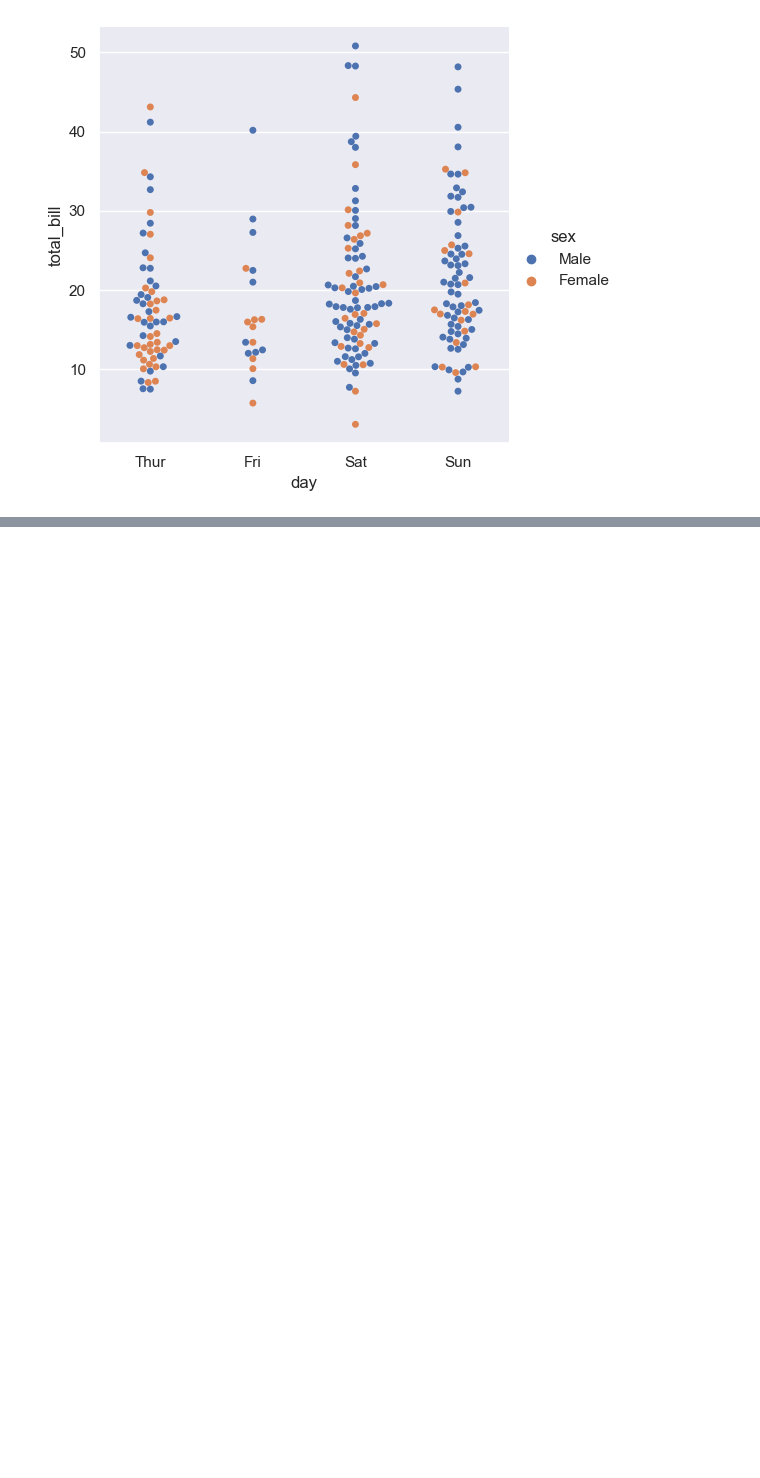
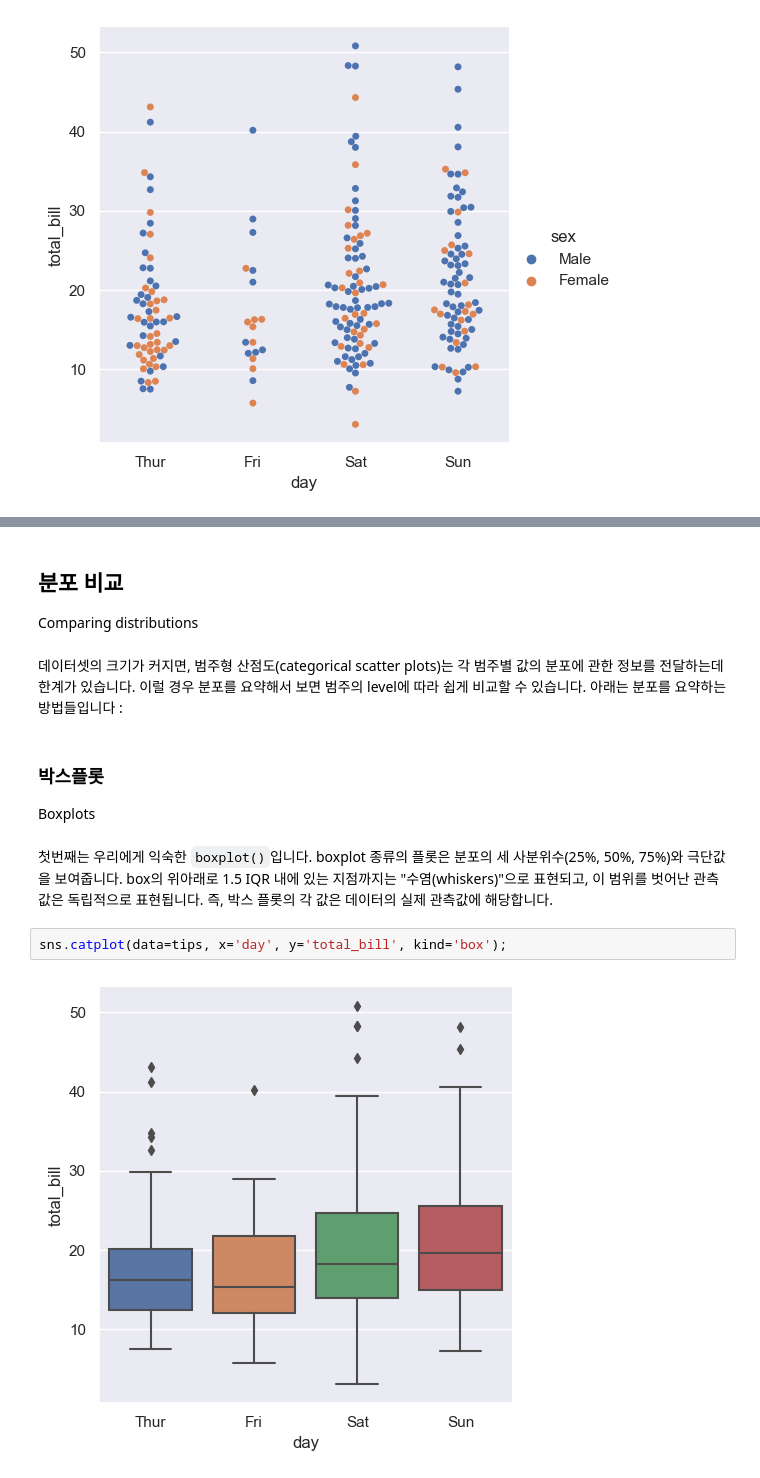
Before and after one commit to kjmn1105/Seaborn-Tuorial, a Jupyter notebook: 08_Plotting functions (3).ipynb, the cells around one changed output, grey strips where cells are left out. Cells and saved outputs as stored; diff of their text form; blank space fills up the shorter version.

Commit message:
Boxplots

```diff
--- a/08_Plotting functions (3).ipynb
+++ b/08_Plotting functions (3).ipynb
@@ -117,0 +118,19 @@ sns.catplot(data=tips, x='total_bill', y='day', hue='time', kind='swarm');
+# %% [markdown]
+## 분포 비교
+Comparing distributions
+# %% [markdown]
+데이터셋의 크기가 커지면, 범주형 산점도(categorical scatter plots)는 각 범주별 값의 분포에 관한 정보를 전달하는데 한계가 있습니다.
+이럴 경우 분포를 요약해서 보면 범주의 level에 따라 쉽게 비교할 수 있습니다.
+아래는 분포를 요약하는 방법들입니다 :
+# %% [markdown]
+### 박스플롯
+Boxplots
+# %% [markdown]
+첫번째는 우리에게 익숙한 `boxplot()`입니다.
+boxplot 종류의 플롯은 분포의 세 사분위수(25%, 50%, 75%)와 극단값을 보여줍니다.
+box의 위아래로 1.5 IQR 내에 있는 지점까지는 "수염(whiskers)"으로 표현되고, 이 범위를 벗어난 관측값은 독립적으로 표현됩니다.
+즉, 박스 플롯의 각 값은 데이터의 실제 관측값에 해당합니다.
+# %%
+sns.catplot(data=tips, x='day', y='total_bill', kind='box');
+# %% [output]
+[figure, added]
```
Also changed, not shown: parts of 22 cells of this notebook.
